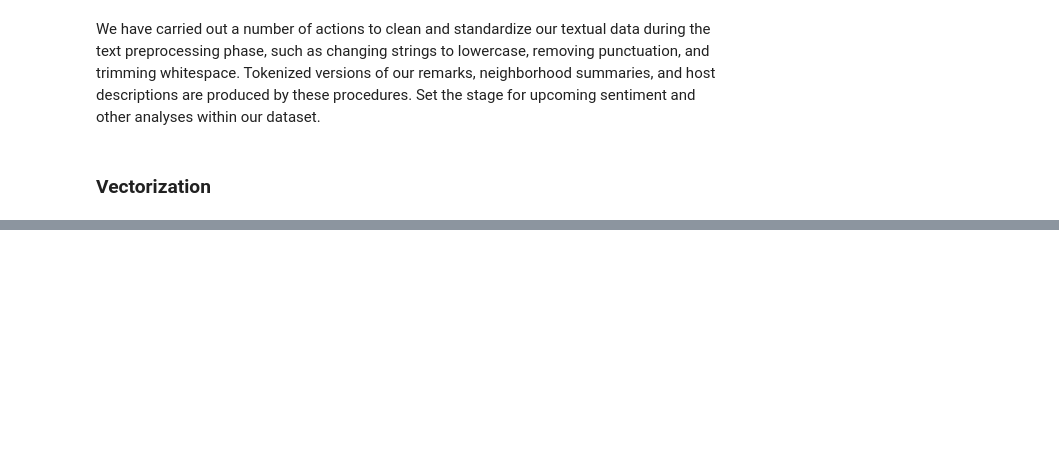
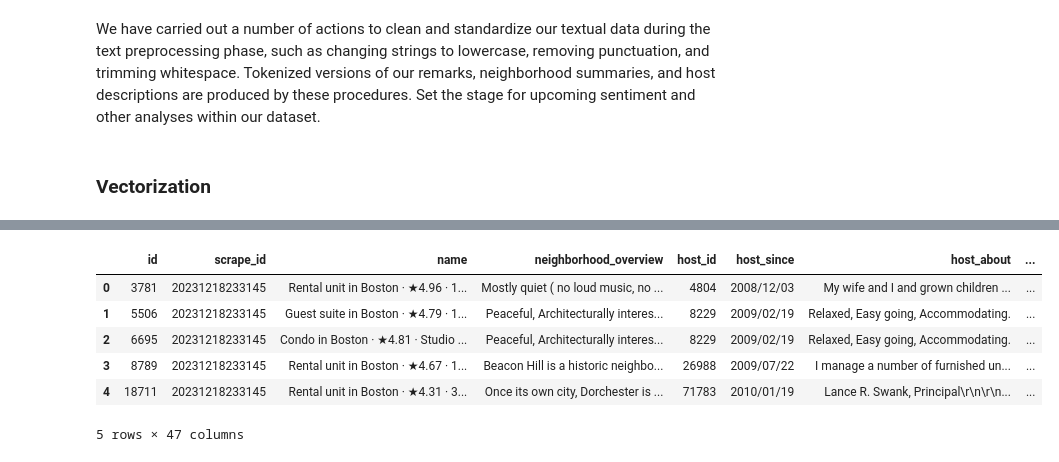
Before and after one commit to YanqiS/BA820-Project, a Jupyter notebook: 820 project coding.ipynb, the cells around one changed output, grey strips where cells are left out. Drawn from its saved outputs; the diff is of its cells as text; code cells hidden in the pictures; blank space fills up the shorter version.

```diff
--- a/820 project coding.ipynb
+++ b/820 project coding.ipynb
@@ -1166,0 +1150,11 @@ embeddings_listing_df
+# %%
+df_with_clusters = df_listings.merge(embeddings_listing_df[['id', 'Cluster_Label']], on='id', how='left')
+df_with_clusters.head()
+# %% [output]
+|  | id | scrape_id | name | neighborhood_overview | host_id | host_since | host_about | ... |
+| 0 | 3781 | 20231218233145 | Rental unit in Boston · ★4.96 · 1... | Mostly quiet ( no loud music, no ... | 4804 | 2008/12/03 | My wife and I and grown children ... | ... |
+| 1 | 5506 | 20231218233145 | Guest suite in Boston · ★4.79 · 1... | Peaceful, Architecturally interes... | 8229 | 2009/02/19 | Relaxed, Easy going, Accommodating. | ... |
+| 2 | 6695 | 20231218233145 | Condo in Boston · ★4.81 · Studio ... | Peaceful, Architecturally interes... | 8229 | 2009/02/19 | Relaxed, Easy going, Accommodating. | ... |
+| 3 | 8789 | 20231218233145 | Rental unit in Boston · ★4.67 · 1... | Beacon Hill is a historic neighbo... | 26988 | 2009/07/22 | I manage a number of furnished un... | ... |
+| 4 | 18711 | 20231218233145 | Rental unit in Boston · ★4.31 · 3... | Once its own city, Dorchester is ... | 71783 | 2010/01/19 | Lance R. Swank, Principal\r\n\r\n... | ... |
+5 rows × 47 columns
```
Also changed, not shown: parts of 14 cells of this notebook.
